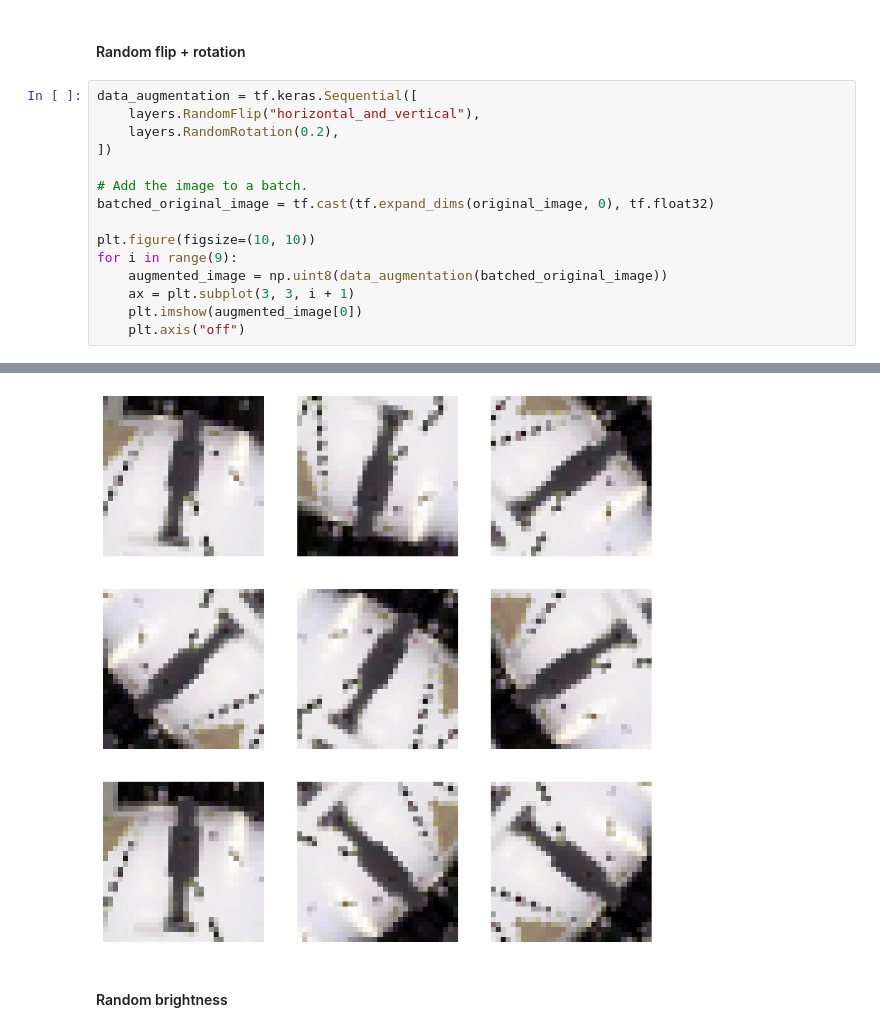
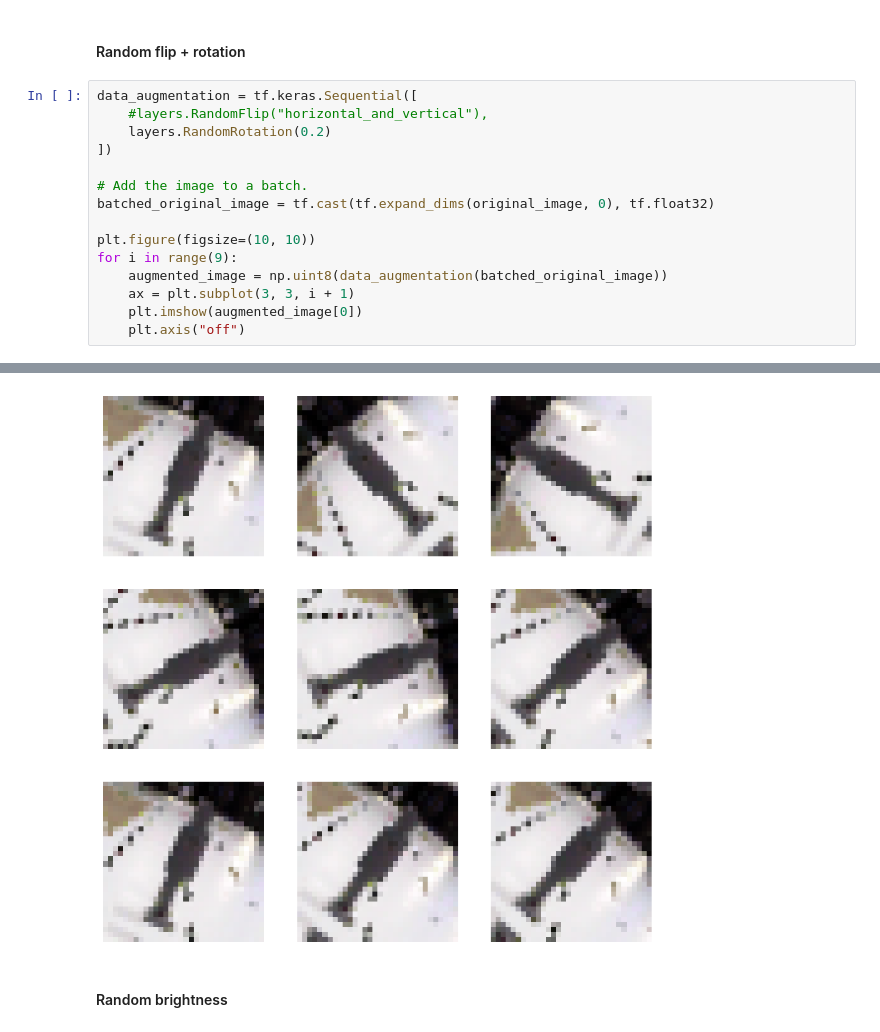
Before and after one commit to harryd337/Autonomous_PiCar, a Jupyter notebook: augment.ipynb, the cells around one changed output, grey strips where cells are left out. Cells and saved outputs as stored; diff of their text form.

```diff
--- a/augment.ipynb
+++ b/augment.ipynb
@@ -69,38 +67,38 @@ Text(0.5, 1.0, 'Target speed: 0\nTarget angle: 0.4375')
 #### Random flip + rotation
 # %%
 data_augmentation = tf.keras.Sequential([
-    layers.RandomFlip("horizontal_and_vertical"),
-    layers.RandomRotation(0.2),
+    #layers.RandomFlip("horizontal_and_vertical"),
+    layers.RandomRotation(0.2)
 ])
 
 # Add the image to a batch.
 batched_original_image = tf.cast(tf.expand_dims(original_image, 0), tf.float32)
 
 plt.figure(figsize=(10, 10))
 for i in range(9):
     augmented_image = np.uint8(data_augmentation(batched_original_image))
     ax = plt.subplot(3, 3, i + 1)
     plt.imshow(augmented_image[0])
     plt.axis("off")
 # %% [output]
 WARNING:tensorflow:Using a while_loop for converting RngReadAndSkip cause there is no registered converter for this op.
 WARNING:tensorflow:Using a while_loop for converting Bitcast cause there is no registered converter for this op.
 WARNING:tensorflow:Using a while_loop for converting Bitcast cause there is no registered converter for this op.
 WARNING:tensorflow:Using a while_loop for converting StatelessRandomUniformV2 cause there is no registered converter for this op.
 WARNING:tensorflow:Using a while_loop for converting ImageProjectiveTransformV3 cause there is no registered converter for this op.
 WARNING:tensorflow:Using a while_loop for converting RngReadAndSkip cause there is no registered converter for this op.
 WARNING:tensorflow:Using a while_loop for converting Bitcast cause there is no registered converter for this op.
 WARNING:tensorflow:Using a while_loop for converting Bitcast cause there is no registered converter for this op.
 WARNING:tensorflow:Using a while_loop for converting StatelessRandomUniformV2 cause there is no registered converter for this op.
 WARNING:tensorflow:Using a while_loop for converting ImageProjectiveTransformV3 cause there is no registered converter for this op.
 WARNING:tensorflow:Using a while_loop for converting RngReadAndSkip cause there is no registered converter for this op.
 WARNING:tensorflow:Using a while_loop for converting Bitcast cause there is no registered converter for this op.
 ... (34 lines left out)
 WARNING:tensorflow:Using a while_loop for converting Bitcast cause there is no registered converter for this op.
 WARNING:tensorflow:Using a while_loop for converting Bitcast cause there is no registered converter for this op.
 WARNING:tensorflow:Using a while_loop for converting StatelessRandomUniformV2 cause there is no registered converter for this op.
 WARNING:tensorflow:Using a while_loop for converting ImageProjectiveTransformV3 cause there is no registered converter for this op.
-[figure, old version]
+[figure, new version]
 # %% [markdown]
 #### Random brightness
 # %%
```
Also changed, not shown: parts of 5 cells of this notebook, 1 other file.
